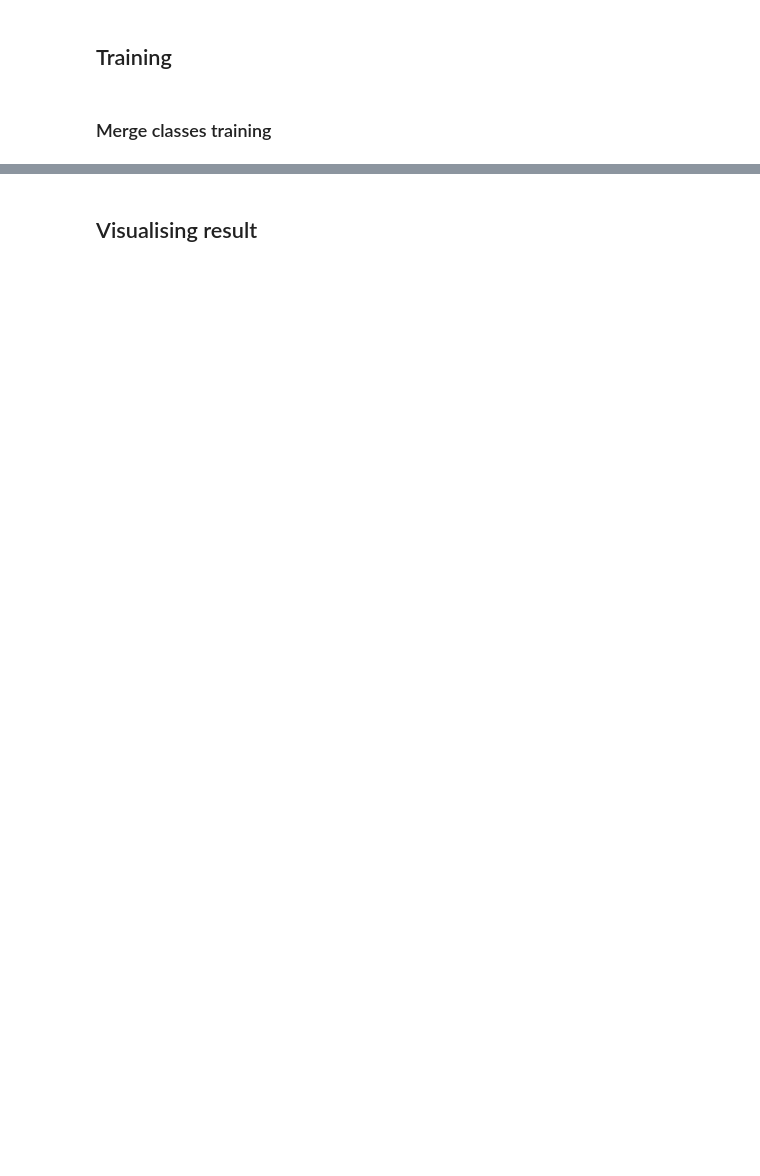
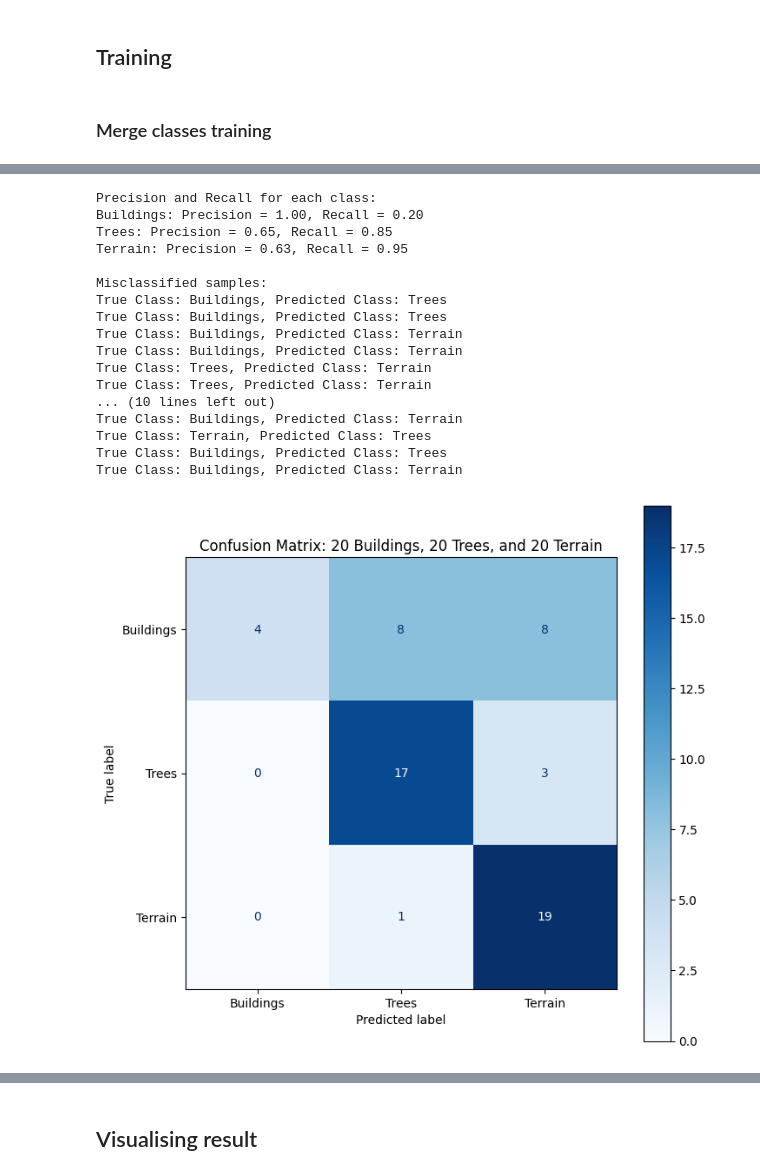
Before and after one commit to rebekk1110/3dFinalProject, a Jupyter notebook: main.ipynb, the cells around one changed output, grey strips where cells are left out. Drawn from its saved outputs; the diff is of its cells as text; code cells hidden in the pictures; blank space fills up the shorter version.

```diff
--- a/main.ipynb
+++ b/main.ipynb
@@ -25,17 +78,12 @@ print(np.__version__)
 # %%
 # Step 1: Load Point Cloud
 file_path = "data/cloud_final_kopi.las"
-max_points = 10000  # Optional: Set a limit for faster processing
 
 with laspy.open(file_path) as f:
     las = f.read()
     total_points = len(las.points)
 
-    if max_points and max_points < total_points:
-        indices = np.random.choice(total_points, max_points, replace=False)
-        points = las.points[indices]
-    else:
-        points = las.points
+    points = las.points
 
     data = {
         'x': points['X'] * las.header.scale[0] + las.header.offset[0],
@@ -203 +317,3 @@ Number of voxels with NaN classifications after feature extraction: 0
+# %%
+features_df = pd.read_csv("voxel_data.csv")
 # %%
@@ -433,3 +714,60 @@ weighted avg       0.81      0.82      0.80       309
+# %%
+from sklearn.metrics import confusion_matrix, ConfusionMatrixDisplay, precision_score, recall_score
+
+# Step 5: Subset 20 Buildings, 20 Trees, and 20 Terrain
+buildings_indices = y_test[y_test == 'Buildings'].sample(n=20, random_state=42).index
+trees_indices = y_test[y_test == 'Trees'].sample(n=20, random_state=42).index
+terrain_indices = y_test[y_test == 'Terrain'].sample(n=20, random_state=42).index
+
+subset_indices = buildings_indices.union(trees_indices).union(terrain_indices)
+test_subset = y_test.loc[subset_indices]
+pred_subset = pd.Series(y_pred, index=y_test.index).loc[subset_indices]
+
+# Step 6: Confusion matrix calculation
+conf_matrix = confusion_matrix(test_subset, pred_subset, labels=['Buildings', 'Trees', 'Terrain'])
+
+# Calculate precision and recall for each class
+precision = precision_score(test_subset, pred_subset, labels=['Buildings', 'Trees', 'Terrain'], average=None)
+recall = recall_score(test_subset, pred_subset, labels=['Buildings', 'Trees', 'Terrain'], average=None)
+
+# Display precision and recall
+print("\nPrecision and Recall for each class:")
+classes = ['Buildings', 'Trees', 'Terrain']
+for i, cls in enumerate(classes):
+    print(f"{cls}: Precision = {precision[i]:.2f}, Recall = {recall[i]:.2f}")
+
+# Step 7: Print misclassifications
+misclassified = test_subset[test_subset != pred_subset]
+if not misclassified.empty:
+    print("\nMisclassified samples:")
+    for idx in misclassified.index:
+        print(f"True Class: {test_subset[idx]}, Predicted Class: {pred_subset[idx]}")
+
+# Step 8: Visualize the confusion matrix
+fig, ax = plt.subplots(figsize=(8, 8))
+disp = ConfusionMatrixDisplay(confusion_matrix=conf_matrix, display_labels=['Buildings', 'Trees', 'Terrain'])
+disp.plot(ax=ax, cmap="Blues", values_format='d')
+plt.title("Confusion Matrix: 20 Buildings, 20 Trees, and 20 Terrain")
+plt.show()
+# %% [output]
+Precision and Recall for each class:
+Buildings: Precision = 1.00, Recall = 0.20
+Trees: Precision = 0.65, Recall = 0.85
+Terrain: Precision = 0.63, Recall = 0.95
+
+Misclassified samples:
+True Class: Buildings, Predicted Class: Trees
+True Class: Buildings, Predicted Class: Trees
+True Class: Buildings, Predicted Class: Terrain
+True Class: Buildings, Predicted Class: Terrain
+True Class: Trees, Predicted Class: Terrain
+True Class: Trees, Predicted Class: Terrain
+... (10 lines left out)
+True Class: Buildings, Predicted Class: Terrain
+True Class: Terrain, Predicted Class: Trees
+True Class: Buildings, Predicted Class: Trees
+True Class: Buildings, Predicted Class: Terrain
+[figure, added]
 # %%
 from sklearn.metrics import confusion_matrix
 import seaborn as sns
```
Also changed, not shown: parts of 28 cells of this notebook, 14 other files.
